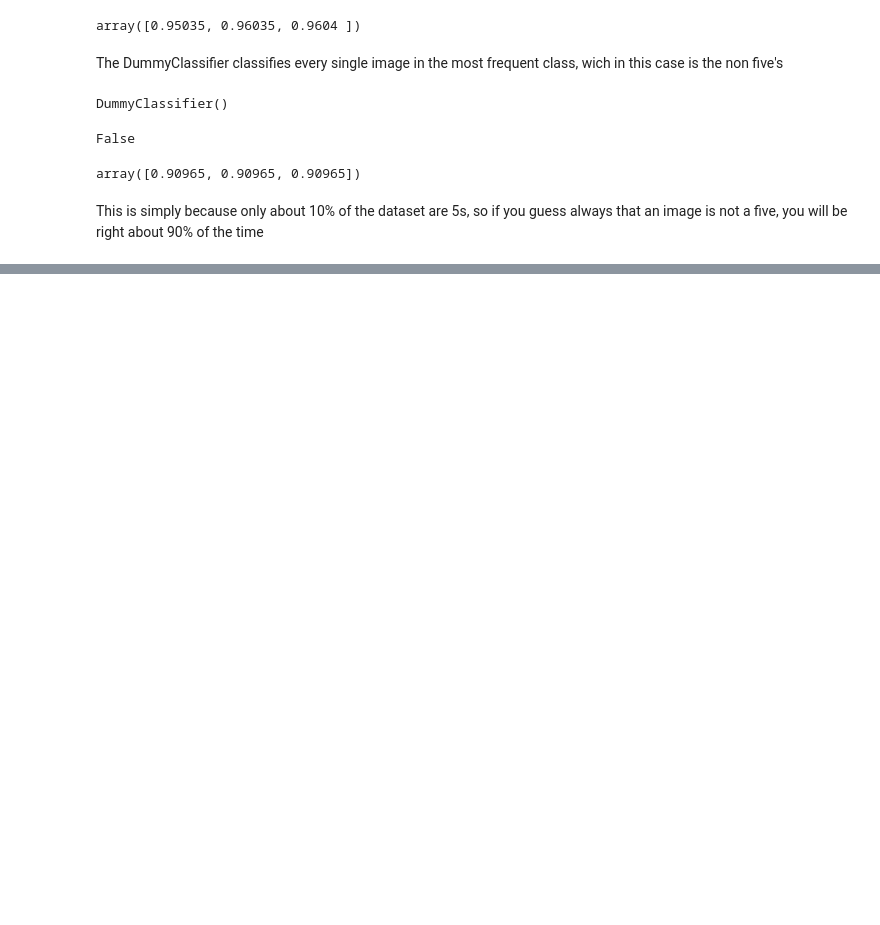
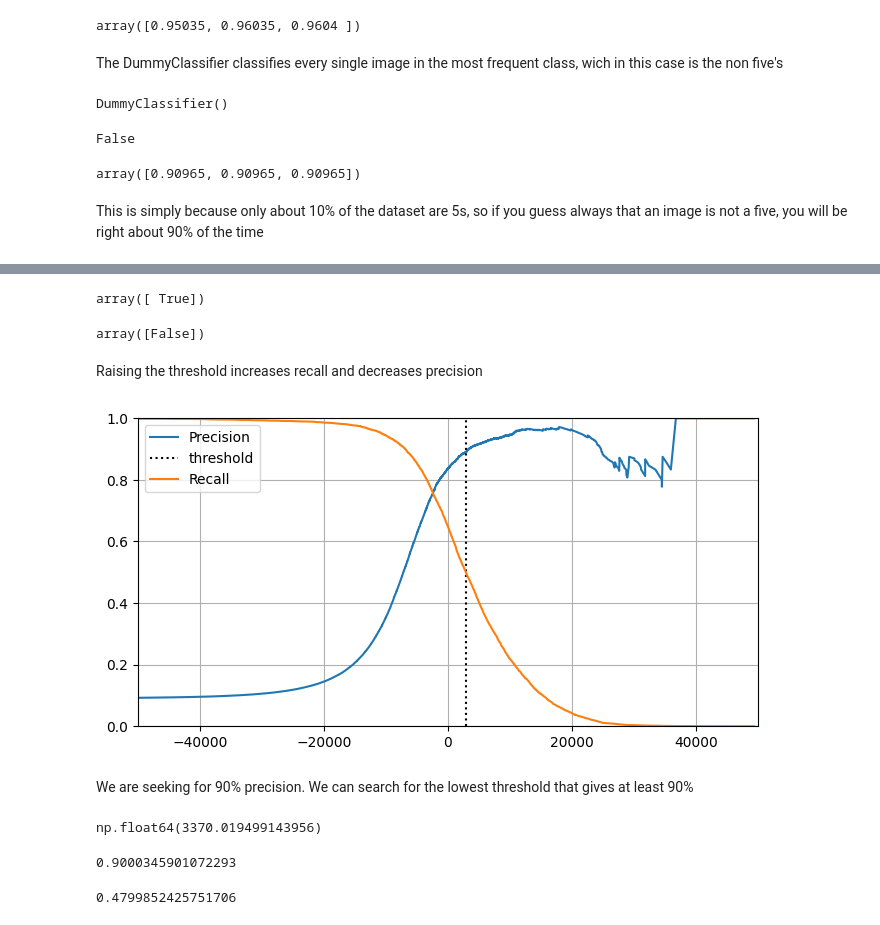
Before and after one commit to weldersalvador/ML, a Jupyter notebook: Chapter 3/Classification.ipynb, the cells around one changed output, grey strips where cells are left out. Drawn from its saved outputs; the diff is of its cells as text; code cells hidden in the pictures; blank space fills up the shorter version.

Commit message:
Using confusion matrix and others perfomances measures such as precision and recall

```diff
--- a/Chapter 3/Classification.ipynb
+++ b/Chapter 3/Classification.ipynb
@@ -69,0 +107,40 @@ This is simply because only about 10% of the dataset are 5s, so if you guess alw
+# %%
+threshold = 0
+y_some_digit_prediction = y_scores > threshold
+y_some_digit_prediction
+# %% [output]
+array([ True])
+# %%
+threshold = 3000
+y_some_digit_prediction = y_scores > threshold
+y_some_digit_prediction
+# %% [output]
+array([False])
+# %% [markdown]
+Raising the threshold increases recall and decreases precision
+# %%
+y_scores = cross_val_predict(sgd_classifier,X_train,y_train_5,cv = 3, method = "decision_function")
+# %%
+from sklearn.metrics import precision_recall_curve
+
+precisions,recalls,thresholds = precision_recall_curve(y_train_5,y_scores)
+# %%
+plt.figure(figsize = (8,4))
+plt.plot(thresholds,precisions[:-1], label = "Precision")
+plt.vlines(threshold, 0, 1.0, "k", "dotted", label="threshold")
+plt.plot(thresholds,recalls[:-1], label =  "Recall")
+plt.axis([-50000,50000,0,1])
+plt.grid(True)
+plt.legend()
+plt.savefig(fname = "precision-recall-thresholds")
+plt.show()
+# %% [output]
+[figure, added]
+# %% [markdown]
+We are seeking for 90% precision. We can search for the lowest threshold that gives at least 90%
+# %%
+idx_for_90 = (precisions >= 0.9).argmax()
+threshold_for_90 = thresholds[idx_for_90]
+threshold_for_90
+# %% [output]
+np.float64(3370.019499143956)
@@ -69,0 +149,9 @@ This is simply because only about 10% of the dataset are 5s, so if you guess alw
+# %%
+precision_score(y_train_5,y_pred_90)
+# %% [output]
+0.9000345901072293
+# %%
+recall_at_90 = recall_score(y_train_5,y_pred_90)
+recall_at_90
+# %% [output]
+0.4799852425751706
```
Also changed, not shown: parts of 11 cells of this notebook, 1 other file.
